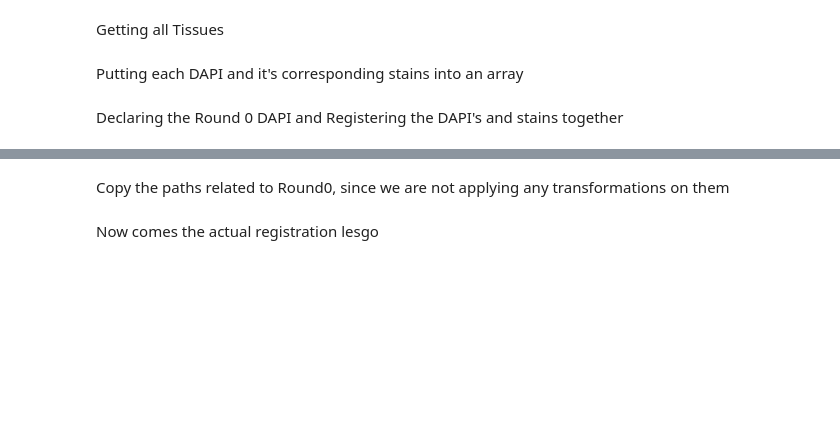
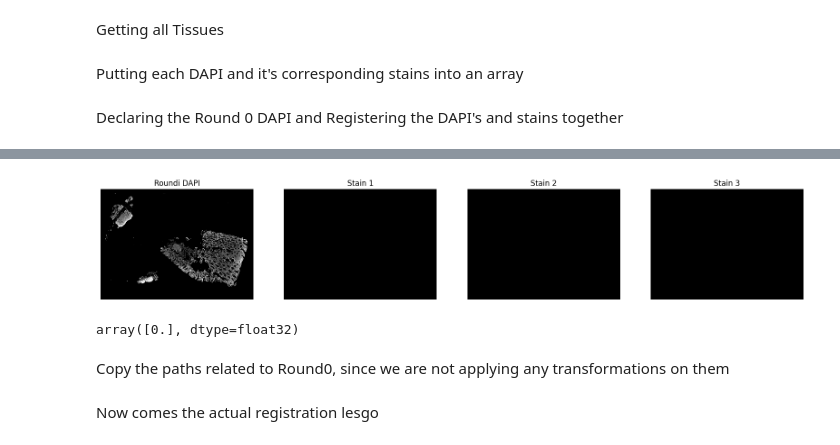
Before and after one commit to MASILab/DAPI_RegNet, a Jupyter notebook: vxl_morph/voxelmorph-dev/005_test_overlapping_patch_and_stain_registration.ipynb, the cells around one changed output, grey strips where cells are left out. Saved outputs shown, nothing was run; the diff lists cells and outputs as text; code cells hidden in the pictures; blank space fills up the shorter version.

```diff
--- a/vxl_morph/voxelmorph-dev/005_test_overlapping_patch_and_stain_registration.ipynb
+++ b/vxl_morph/voxelmorph-dev/005_test_overlapping_patch_and_stain_registration.ipynb
@@ -54,3 +108,30 @@ round0_dapi,height,width = Utils_v2.load_tissues_for_overlap(round0_dapi,mask_pa
+# %%
+registered_dapi,registered_stain1,registered_stain2,registered_stain3=Utils_v2.register_multiple_tissues_with_overlap(moving=roundi_dapi,fixed=round0_dapi,
+                                                                                          stain1=stain1,stain2=stain2,stain3=stain3,model=model,device=device)
+# %%
+fig, axs = plt.subplots(1, 4, figsize=(20, 5))
+axs[0].imshow(registered_dapi, cmap='gray')
+axs[0].set_title('Roundi DAPI')
+
+axs[1].imshow(registered_stain1, cmap='gray')
+axs[1].set_title('Stain 1')
+
+axs[2].imshow(registered_stain2, cmap='gray')
+axs[2].set_title('Stain 2')
+
+axs[3].imshow(registered_stain3, cmap='gray')
+axs[3].set_title('Stain 3')
+
+for ax in axs:
+    ax.axis('off')
+
+plt.show()
+# %% [output]
+[figure, added]
+# %%
+np.unique(registered_stain1)
+# %% [output]
+array([0.], dtype=float32)
 # %% [markdown]
 Copy the paths related to Round0, since we are not applying any transformations on them
 # %%
```
Also changed, not shown: parts of 6 cells of this notebook, 2 other files.
